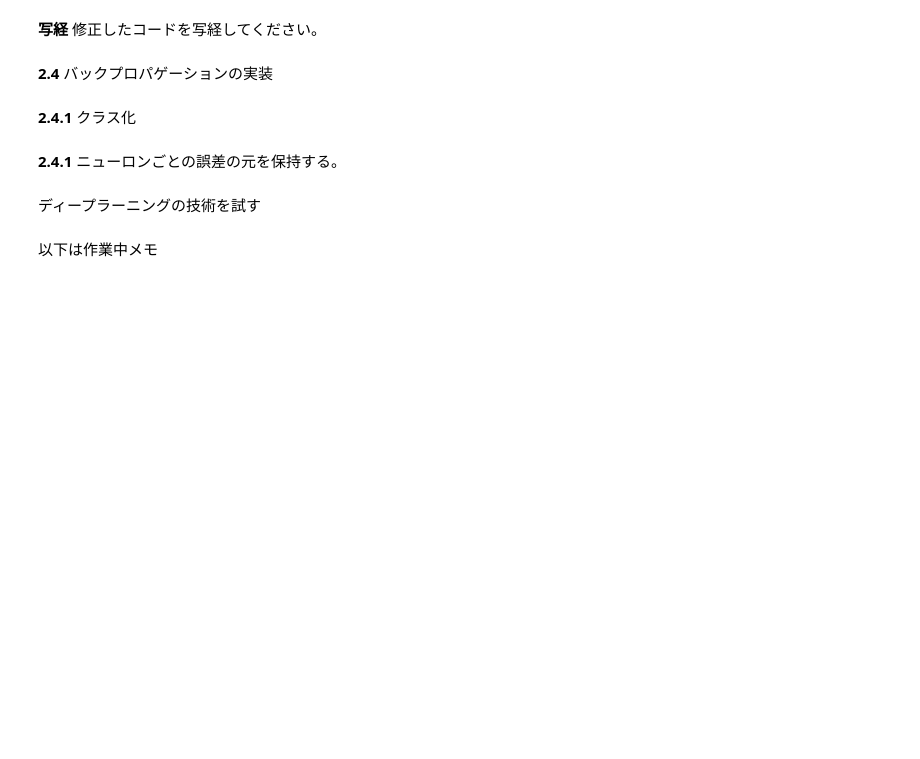
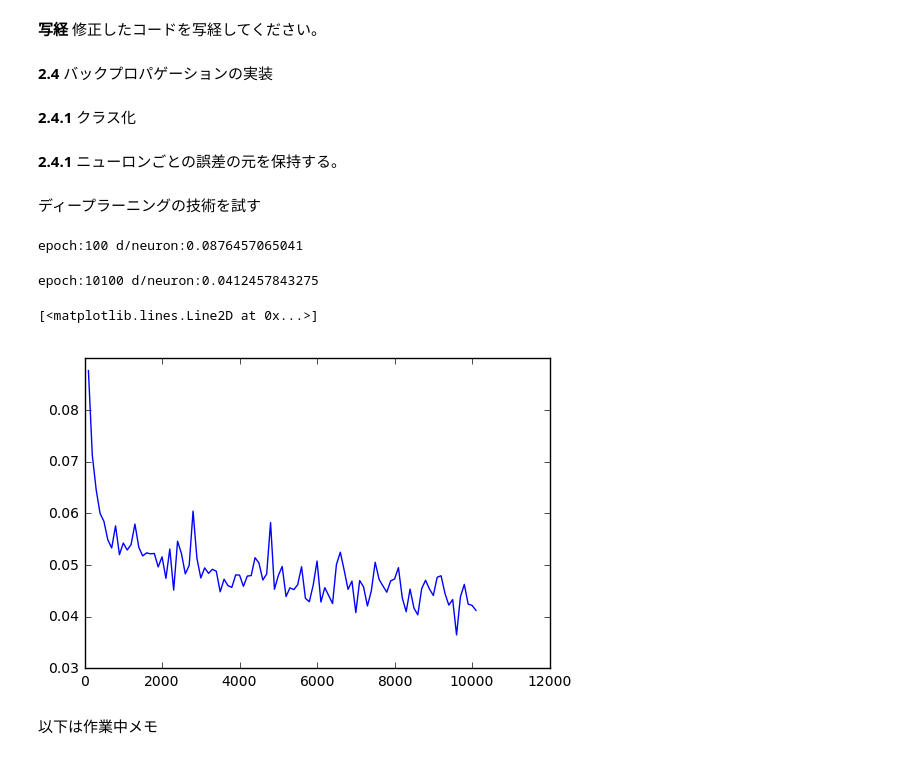
Before and after one commit to stealthinu/naganodeeplearning, a Jupyter notebook: chapter3/backprop1.ipynb, the cells around one changed output. Drawn from its saved outputs; the diff is of its cells as text; code cells hidden in the pictures; blank space fills up the shorter version.

```diff
--- a/chapter3/backprop1.ipynb
+++ b/chapter3/backprop1.ipynb
@@ -434,3 +496,58 @@ dsigmoid4(np.array([ 0.01798621,  0.5       ,  0.98201379,  0.99966465]))
+# %%
+# ３層ネットワーク 784x100x10
+layer1 = Layer(784, 100)
+layer2 = Layer(100, 10)
+alpha = 0.01
+mini_batch = 100
+epoch = 0
+epochs, dpns = [], []
+
+def output_backprop_mnist(X):
+    # 正方向でニューロンの出力
+    O1 = layer1.output_layer(X)
+    Y  = layer2.output_layer(O1)
+    return Y
+
+def train_backprop_mnist(train_count):
+    global layer1, layer2, epoch, epochs, dpns
+    for count in range(train_count):
+        images, labels = mnist.train.next_batch(mini_batch)
+        square_error = 0.0
+        for i in range(mini_batch):
+            X = images[i]
+            T = labels[i]
+            # 正方向でニューロンの出力
+            O1 = layer1.output_layer(X)
+            Y  = layer2.output_layer(O1)
+            # 逆伝搬で誤差修正値をニューロン毎に算出
+            layer2.backprop_layer_output(Y, T)
+            D1 = layer2.backprop_layer()
+            layer1.set_layer_d(D1, O1)
+            # 誤差修正値を使って学習
+            layer2.train_layer(O1)
+            layer1.train_layer(X)
+            # 二乗誤差算出
+            square_error += calc_square_error(Y, T)
+        epoch += mini_batch
+        dpn = square_error/mini_batch/10 # 1ニューロンあたりの誤差
+        epochs.append(epoch)
+        dpns.append(dpn)
+    print("epoch:" + str(epoch) + " d/neuron:" + str(dpn))
+
+train_backprop_mnist(1)
+# %% [output]
+epoch:100 d/neuron:0.0876457065041
+# %%
+alpha = 0.01
+train_backprop_mnist(100)
+# %% [output]
+epoch:10100 d/neuron:0.0412457843275
+# %%
+fig = plt.figure()
+plt.plot(epochs, dpns)
+# %% [output]
+[<matplotlib.lines.Line2D at 0x...>]
+[figure, added]
 # %% [markdown]
 以下は作業中メモ
 # %%
```
Also changed, not shown: parts of 6 cells of this notebook.
